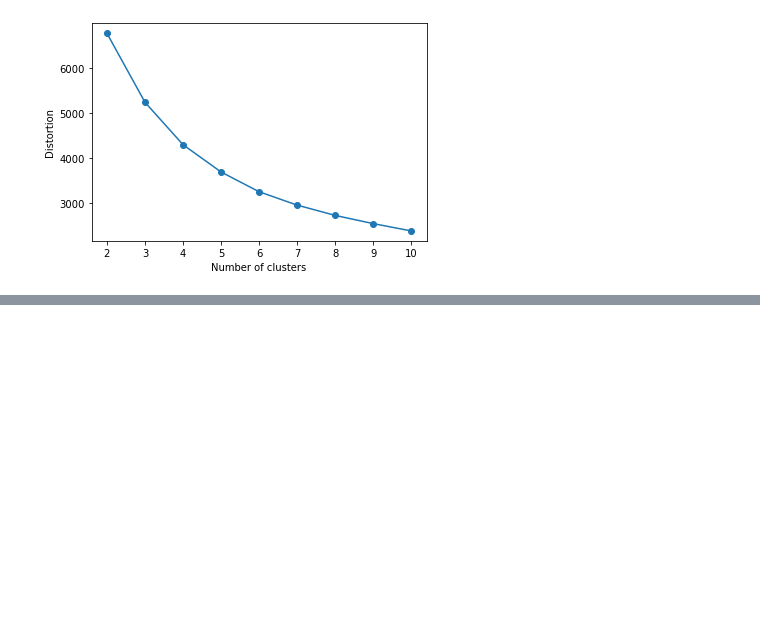
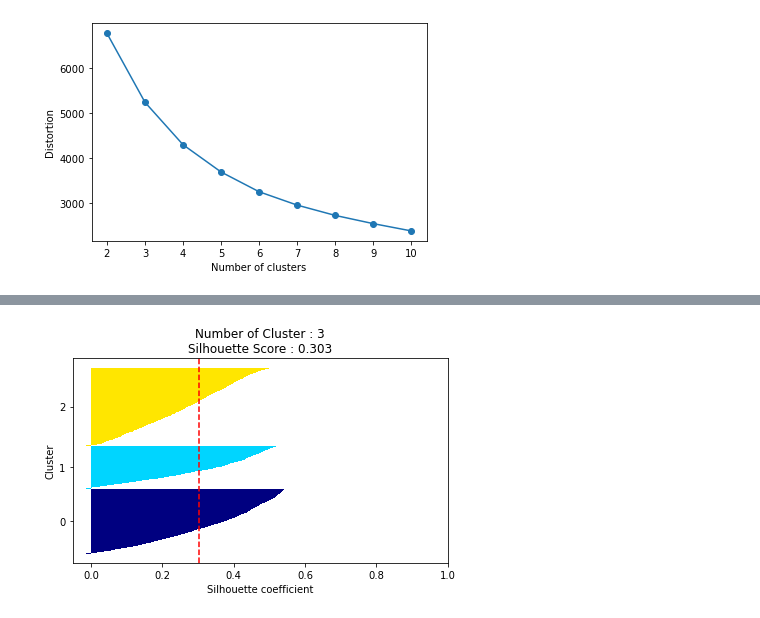
Before and after one commit to sudale/machine-learning, a Jupyter notebook: 군집분석.ipynb, the cells around one changed output, grey strips where cells are left out. Cells and saved outputs as stored; diff of their text form; code cells hidden in the pictures; blank space fills up the shorter version.

```diff
--- a/군집분석.ipynb
+++ b/군집분석.ipynb
@@ -267,0 +286,4 @@ NameError: name 'n_cluster' is not defined
+# %%
+silhouetteViz(3, X_features_scaled)
+# %% [output]
+[figure, added]
```
Also changed, not shown: parts of 18 cells of this notebook, 9 other files.
